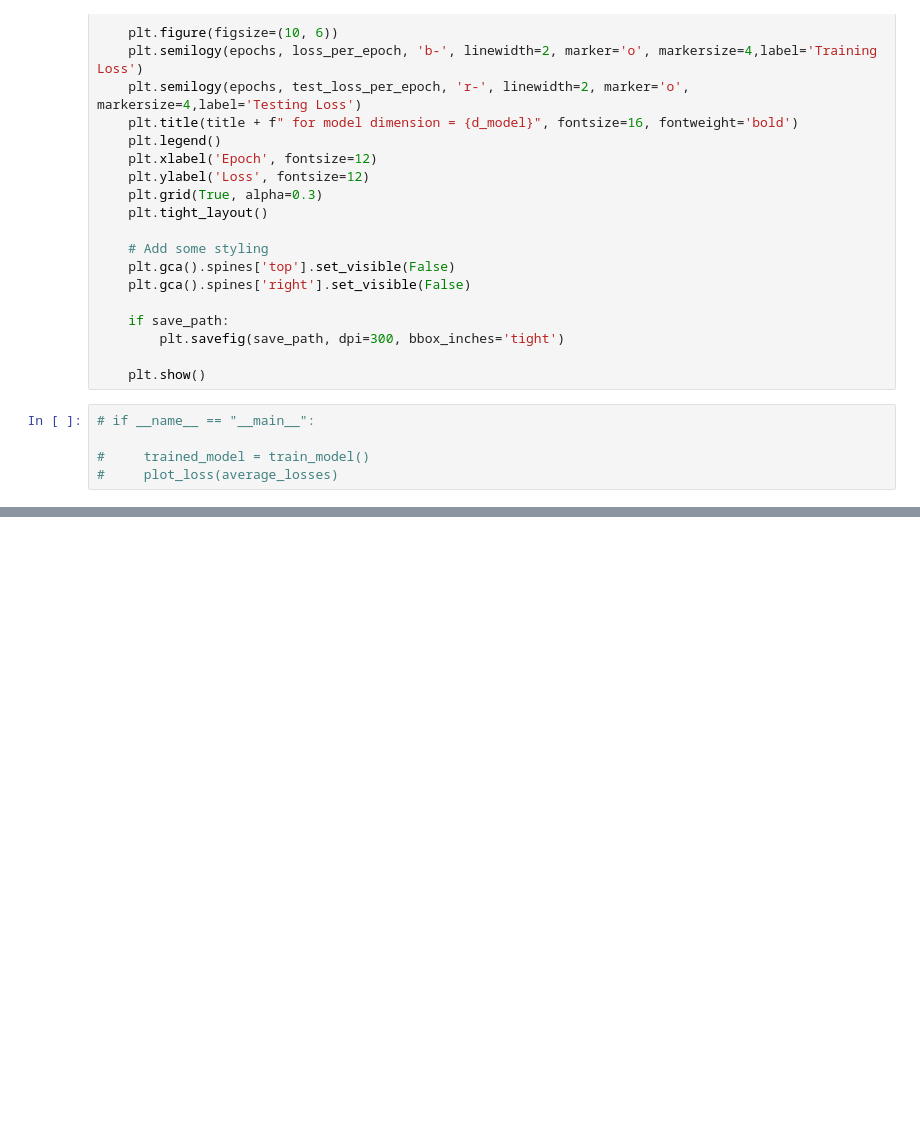
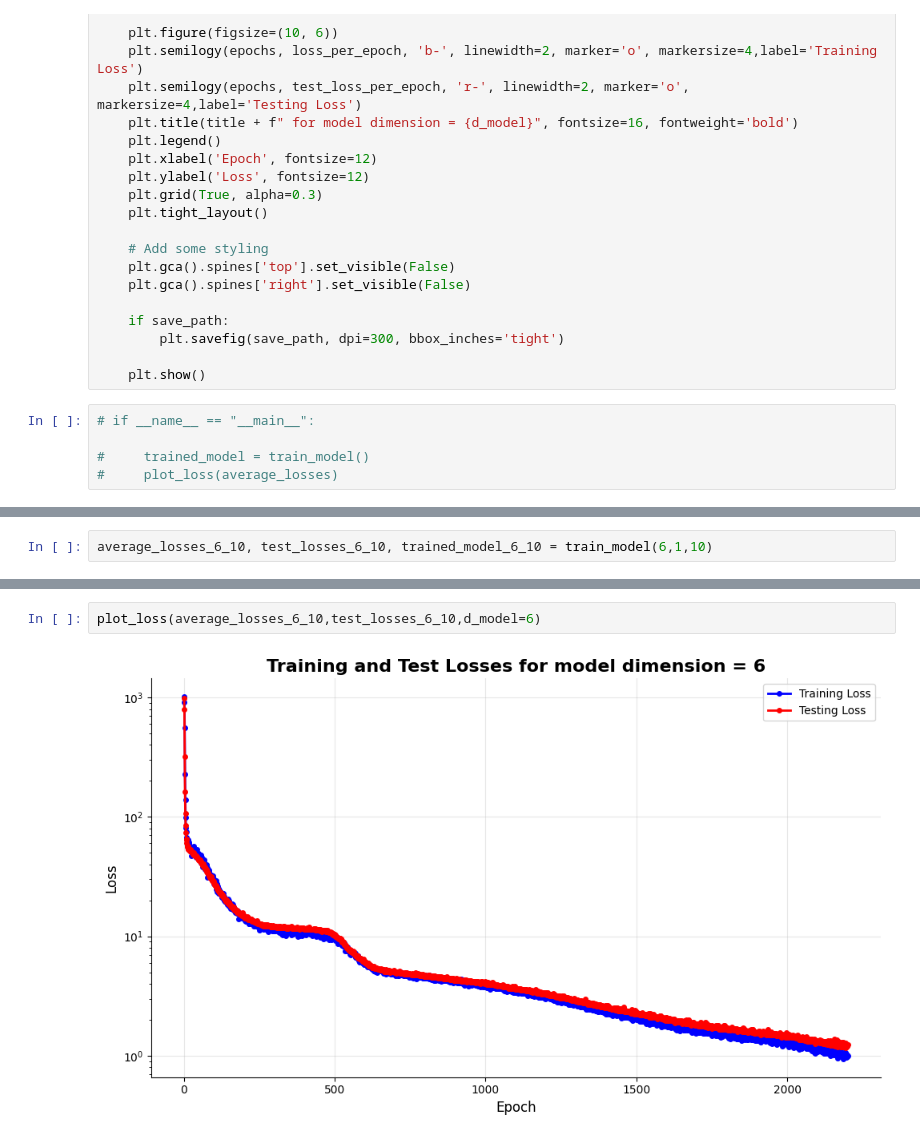
Before and after one commit to mathyharsha/metabolic-NN-harsha, a Jupyter notebook: transformer_from_scratch.ipynb, the cells around one changed output, grey strips where cells are left out. Drawn from its saved outputs; the diff is of its cells as text; blank space fills up the shorter version.

```diff
--- a/transformer_from_scratch.ipynb
+++ b/transformer_from_scratch.ipynb
@@ -522,0 +513,2 @@ plot_loss(average_losses_5_10,test_losses_5_10,d_model=5)
+# %%
+average_losses_6_10, test_losses_6_10, trained_model_6_10 = train_model(6,1,10)
@@ -522,0 +523,4 @@ plot_loss(average_losses_5_10,test_losses_5_10,d_model=5)
+# %%
+plot_loss(average_losses_6_10,test_losses_6_10,d_model=6)
+# %% [output]
+[figure, added]
```
Also changed, not shown: parts of 19 cells of this notebook, 1 other file.
